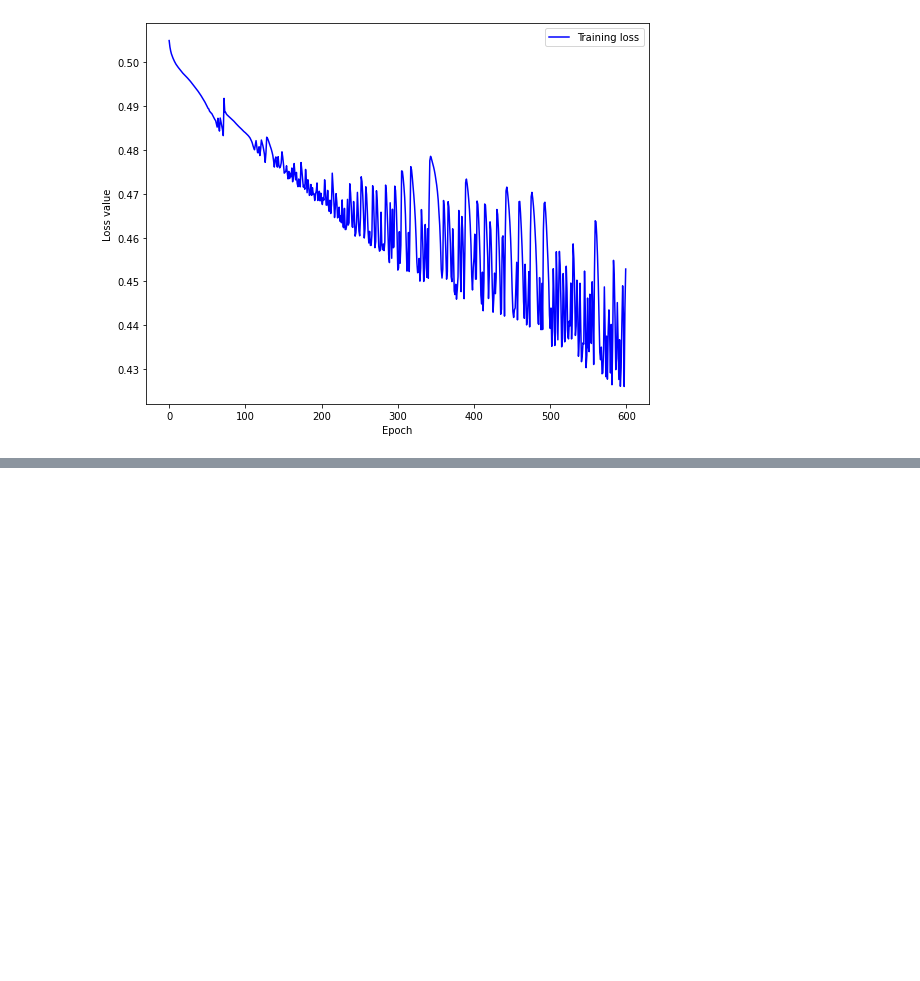
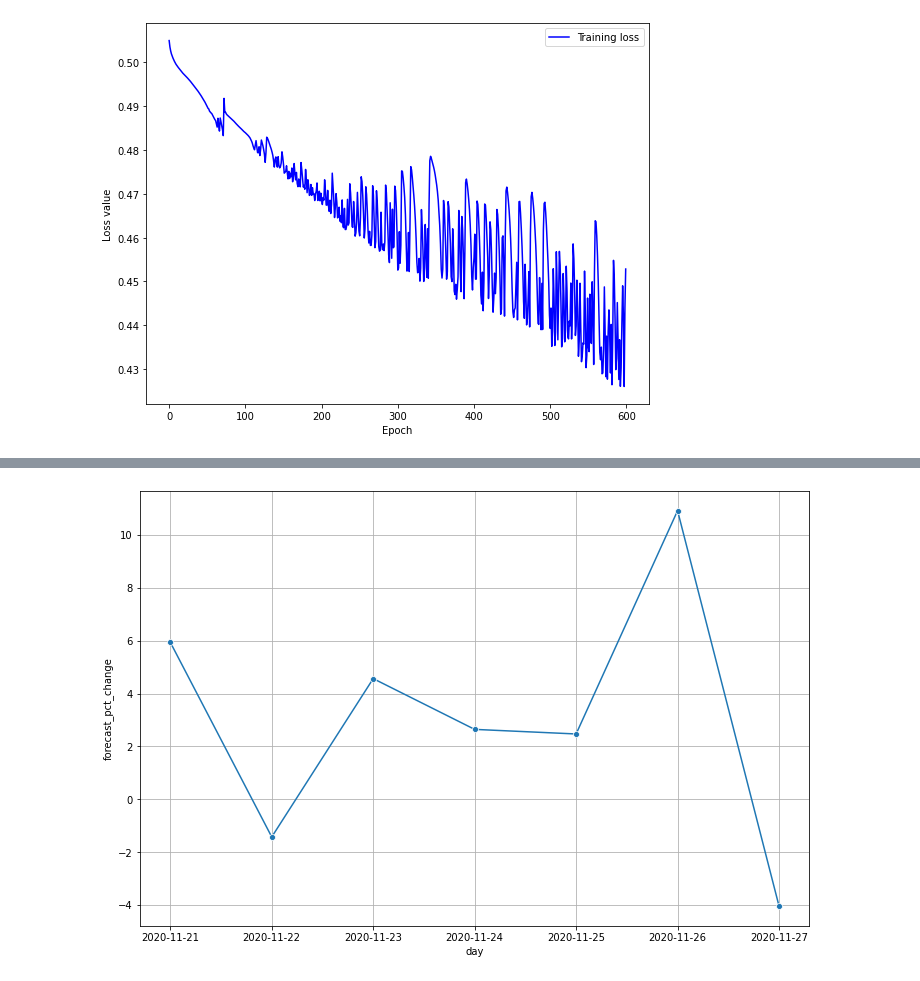
Before and after one commit to Eligijus112/covid19-Lithuania, a Jupyter notebook: LSTM multistep.ipynb, the cells around one changed output, grey strips where cells are left out. Cells and saved outputs as stored; diff of their text form; code cells hidden in the pictures; blank space fills up the shorter version.

Commit message:
Added a graph for forecasts

```diff
--- a/LSTM multistep.ipynb
+++ b/LSTM multistep.ipynb
@@ -63,6 +63,9 @@ d = d[d['day']>= datetime.datetime(2020, 8, 1).date()]
 # Leaving only the time series
 dLT = d[['is_hospitalized', 'is_covid']]
 
+# Saving the days list
+days = d.day
+
 # Calculating the rolling mean for Lithuania data
 dLTmean = dLT.rolling(window=7).mean()
 # %%
@@ -386,3 +389,5 @@ plt.show()
 xNewest = dLT_pct[-n_lag:]
 xNewest = xNewest.values
 xNewest = np.reshape(xNewest, (1, n_lag, n_ft))
+
+forecast = modelFinal.predict(xNewest)
@@ -394,0 +418,6 @@ np.mean(modelFinal.predict(xNewest))
+# %%
+base = days.tail(1).values[0]
+date_list = [base + datetime.timedelta(days=x) for x in range(n_ahead)]
+date_list = [x + datetime.timedelta(days=1) for x in date_list]
+# %%
+fc = pd.DataFrame({'day': date_list, 'forecast_pct_change': [x * 100 for x in forecast[0]]})
@@ -394,0 +435,7 @@ np.mean(modelFinal.predict(xNewest))
+# %%
+plt.figure(figsize=(12, 8))
+sns.lineplot(x='day', y='forecast_pct_change', data=fc, marker='o')
+plt.grid()
+plt.show()
+# %% [output]
+[figure, added]
```
Also changed, not shown: parts of 5 cells of this notebook.
